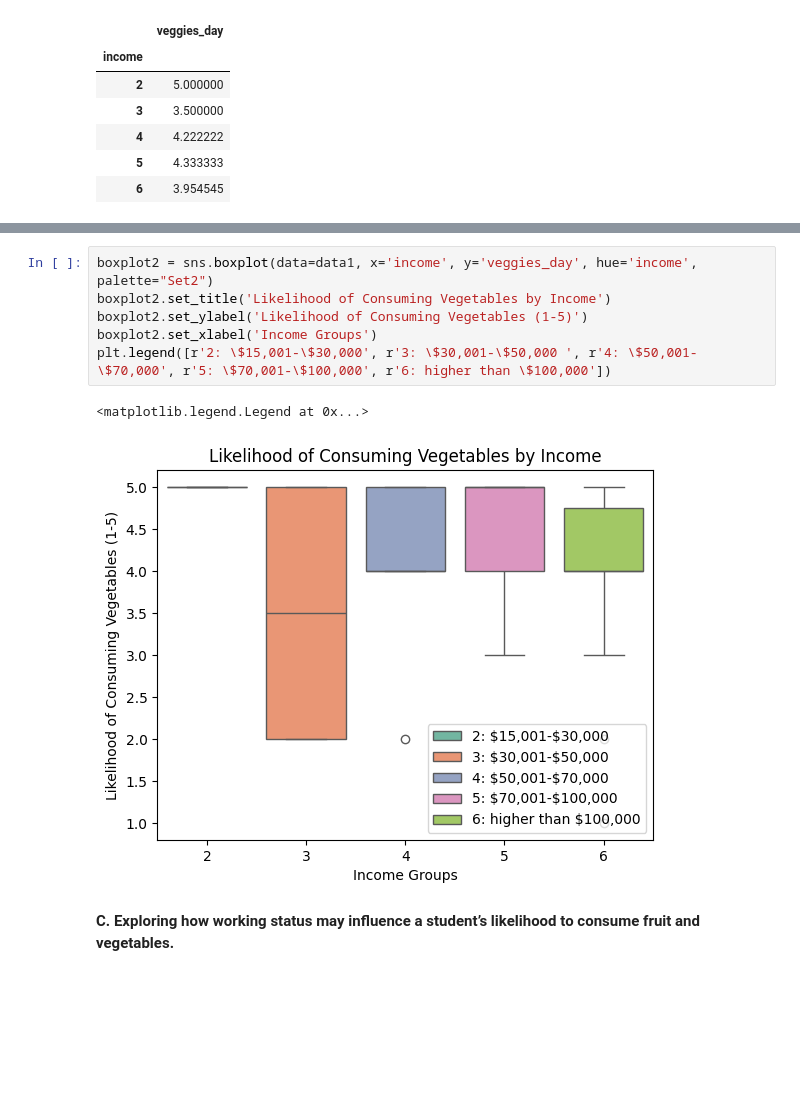
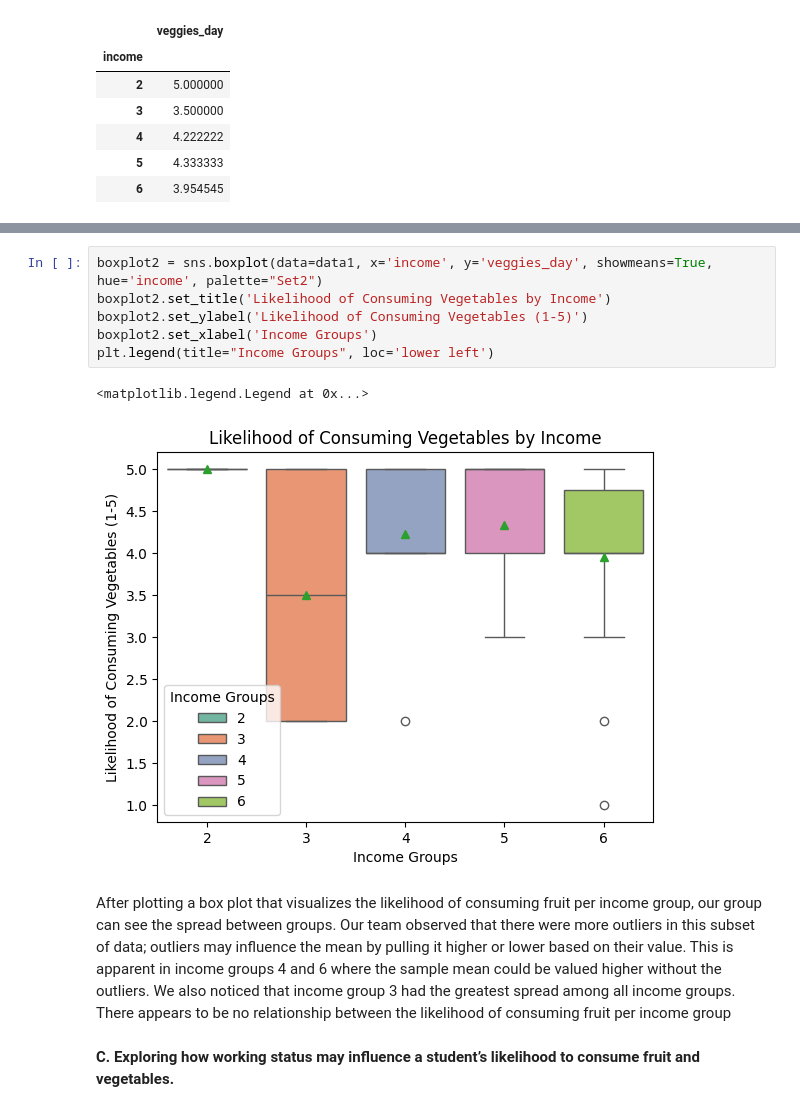
Before and after one commit to laur-park/dsci235-final-project, a Jupyter notebook: Diddi_Parker_Final_Project.ipynb, the cells around one changed output, grey strips where cells are left out. Cells and saved outputs as stored; diff of their text form; blank space fills up the shorter version.

```diff
--- a/Diddi_Parker_Final_Project.ipynb
+++ b/Diddi_Parker_Final_Project.ipynb
@@ -129,11 +156,13 @@ data1.groupby('income')[['veggies_day']].mean()
 # %%
-boxplot2 = sns.boxplot(data=data1, x='income', y='veggies_day', hue='income', palette="Set2")
+boxplot2 = sns.boxplot(data=data1, x='income', y='veggies_day', showmeans=True, hue='income', palette="Set2")
 boxplot2.set_title('Likelihood of Consuming Vegetables by Income')
 boxplot2.set_ylabel('Likelihood of Consuming Vegetables (1-5)')
 boxplot2.set_xlabel('Income Groups')
-plt.legend([r'2: \$15,001-\$30,000', r'3: \$30,001-\$50,000 ', r'4: \$50,001-\$70,000', r'5: \$70,001-\$100,000', r'6: higher than \$100,000'])
+plt.legend(title="Income Groups", loc='lower left')
 # %% [output]
 <matplotlib.legend.Legend at 0x...>
-[figure, old version]
+[figure, new version]
+# %% [markdown]
+After plotting a box plot that visualizes the likelihood of consuming fruit per income group, our group can see the spread between groups. Our team observed that there were more outliers in this subset of data; outliers may influence the mean by pulling it higher or lower based on their value. This is apparent in income groups 4 and 6 where the sample mean could be valued higher without the outliers. We also noticed that income group 3 had the greatest spread among all income groups. There appears to be no relationship between the likelihood of consuming fruit per income group
 # %% [markdown]
 **C. Exploring how working status may influence a student’s likelihood to consume fruit and vegetables.**
```
Also changed, not shown: parts of 36 cells of this notebook.
